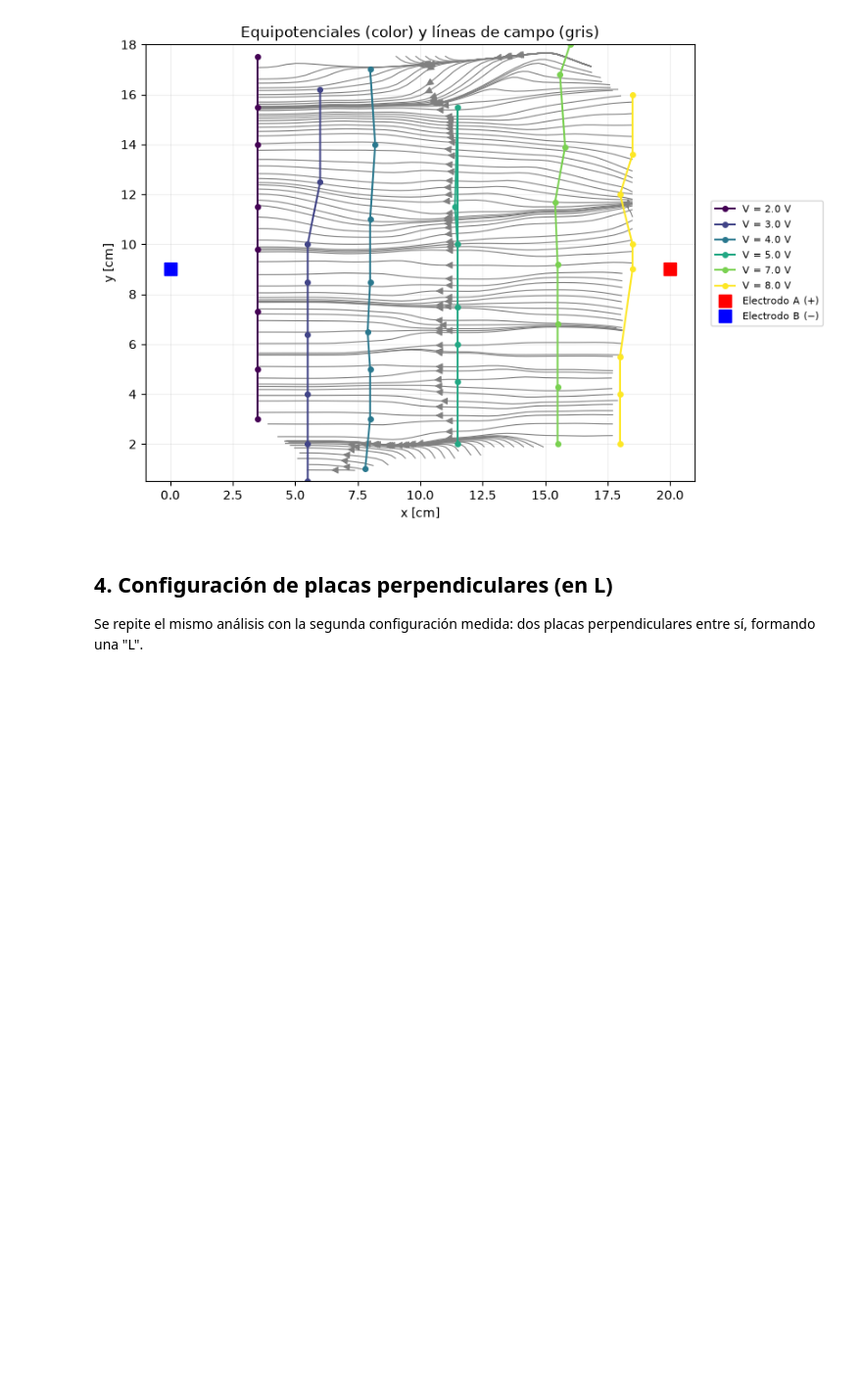
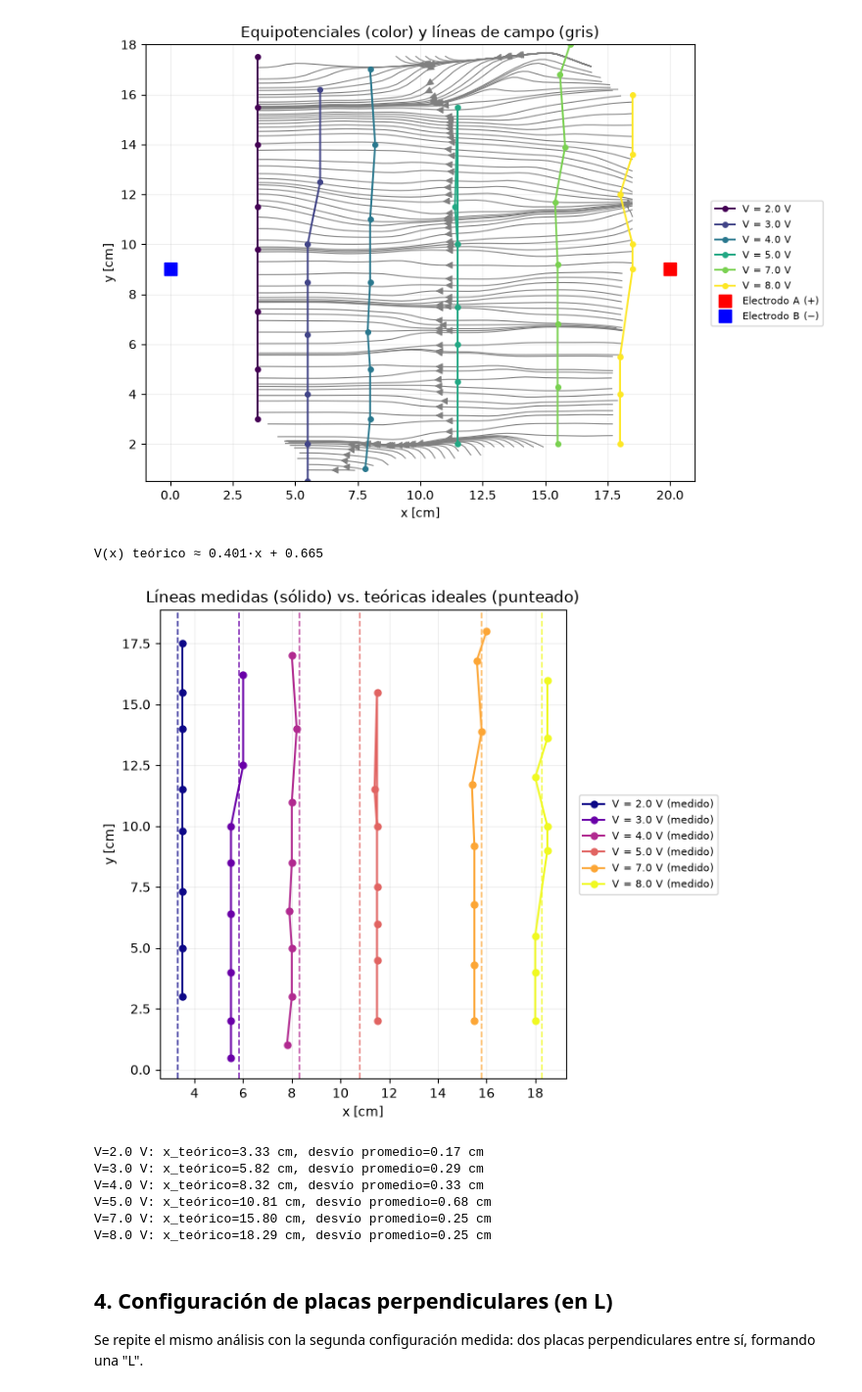
Before and after one commit to fernandatperez/EYM-TP1, a Jupyter notebook: tp1_lineas_equipotenciales.ipynb, the cells around one changed output. Shown at 98% size. Saved outputs shown, nothing was run; the diff lists cells and outputs as text; code cells hidden in the pictures; blank space fills up the shorter version.

```diff
--- a/tp1_lineas_equipotenciales.ipynb
+++ b/tp1_lineas_equipotenciales.ipynb
@@ -142,6 +180,63 @@ plt.savefig("equipotenciales_y_campo.png", dpi=200)
 plt.show()
 # %% [output]
 [figure]
+# %%
+## --- Comparación: líneas teóricas (ideales) vs. líneas medidas, por voltaje ---
+
+# Ajuste lineal V(x) = m*x + b a partir de todos los puntos medidos
+x_todos = []
+V_todos = []
+for voltaje, pts in lineas_equipotenciales.items():
+    for (x, y) in pts:
+        x_todos.append(x)
+        V_todos.append(voltaje)
+
+x_todos = np.array(x_todos)
+V_todos = np.array(V_todos)
+m, b = np.polyfit(x_todos, V_todos, 1)
+print(f"V(x) teórico ≈ {m:.3f}·x + {b:.3f}")
+
+fig, ax = plt.subplots(figsize=(8, 6))
+
+colores_comp = plt.cm.plasma(np.linspace(0, 1, len(lineas_equipotenciales)))
+
+for (voltaje, pts), color in zip(sorted(lineas_equipotenciales.items()), colores_comp):
+    pts = np.array(pts)
+    x, y = pts[:, 0], pts[:, 1]
+
+    # Línea medida real: puntos unidos
+    ax.plot(x, y, "o-", color=color, markersize=5, linewidth=1.5,
+            label=f"V = {voltaje} V (medido)")
+
+    # Línea teórica ideal para este mismo voltaje: x despejado de V=m*x+b
+    x_teorico = (voltaje - b) / m
+    ax.axvline(x_teorico, color=color, linestyle="--", linewidth=1.2, alpha=0.8)
+
+ax.set_xlabel("x [cm]")
+ax.set_ylabel("y [cm]")
+ax.set_title("Líneas medidas (sólido) vs. teóricas ideales (punteado)")
+ax.legend(loc="center left", bbox_to_anchor=(1.02, 0.5), fontsize=8)
+ax.set_aspect("equal")
+ax.grid(True, alpha=0.2)
+plt.tight_layout()
+plt.savefig("comparacion_teorico_vs_medido.png", dpi=200)
+plt.show()
+
+# Distancia horizontal promedio entre línea medida y su teórica ideal
+for voltaje, pts in sorted(lineas_equipotenciales.items()):
+    pts = np.array(pts)
+    x_teorico = (voltaje - b) / m
+    desvio_promedio = np.mean(np.abs(pts[:, 0] - x_teorico))
+    print(f"V={voltaje} V: x_teórico={x_teorico:.2f} cm, desvío promedio={desvio_promedio:.2f} cm")
+# %% [output]
+V(x) teórico ≈ 0.401·x + 0.665
+[figure, added]
+V=2.0 V: x_teórico=3.33 cm, desvío promedio=0.17 cm
+V=3.0 V: x_teórico=5.82 cm, desvío promedio=0.29 cm
+V=4.0 V: x_teórico=8.32 cm, desvío promedio=0.33 cm
+V=5.0 V: x_teórico=10.81 cm, desvío promedio=0.68 cm
+V=7.0 V: x_teórico=15.80 cm, desvío promedio=0.25 cm
+V=8.0 V: x_teórico=18.29 cm, desvío promedio=0.25 cm
 # %% [markdown]
 ## 4. Configuración de placas perpendiculares (en L)
 
```
Also changed, not shown: parts of 6 cells of this notebook, 7 other files.
